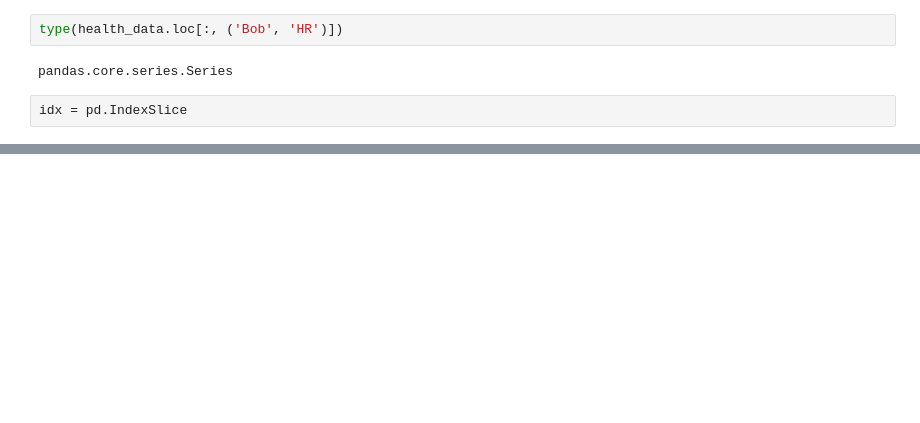
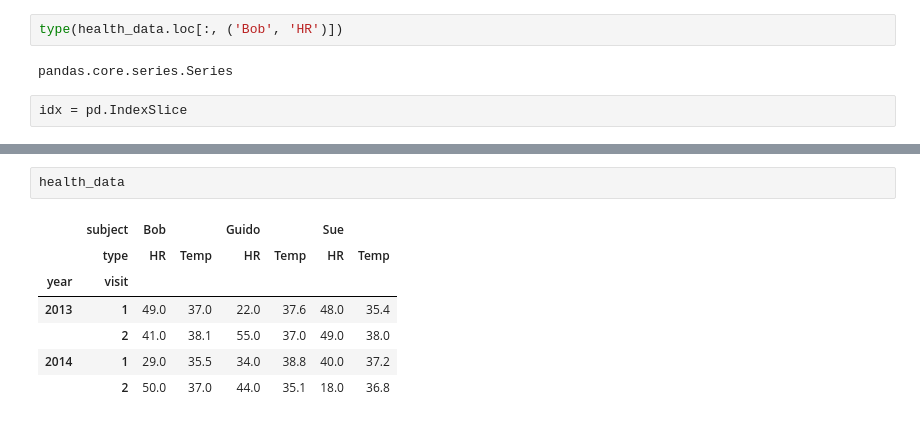
Before and after one commit to sangho-shin/test_code_sample, a Jupyter notebook: python_data_science/3장_계층적인덱싱.ipynb, the cells around one changed output, grey strips where cells are left out. Cells and saved outputs as stored; diff of their text form; blank space fills up the shorter version.

```diff
--- a/python_data_science/3장_계층적인덱싱.ipynb
+++ b/python_data_science/3장_계층적인덱싱.ipynb
@@ -309,0 +342,10 @@ health_data.loc[idx[:, 1], idx[:, 'HR']]
+# %%
+health_data
+# %% [output]
+|  | subject | Bob |  | Guido |  | Sue |  |
+|  | type | HR | Temp | HR | Temp | HR | Temp |
+| year | visit |  |  |  |  |  |  |
+| 2013 | 1 | 49.0 | 37.0 | 22.0 | 37.6 | 48.0 | 35.4 |
+|  | 2 | 41.0 | 38.1 | 55.0 | 37.0 | 49.0 | 38.0 |
+| 2014 | 1 | 29.0 | 35.5 | 34.0 | 38.8 | 40.0 | 37.2 |
+|  | 2 | 50.0 | 37.0 | 44.0 | 35.1 | 18.0 | 36.8 |
```
Also changed, not shown: parts of 16 cells of this notebook, 10 other files.
